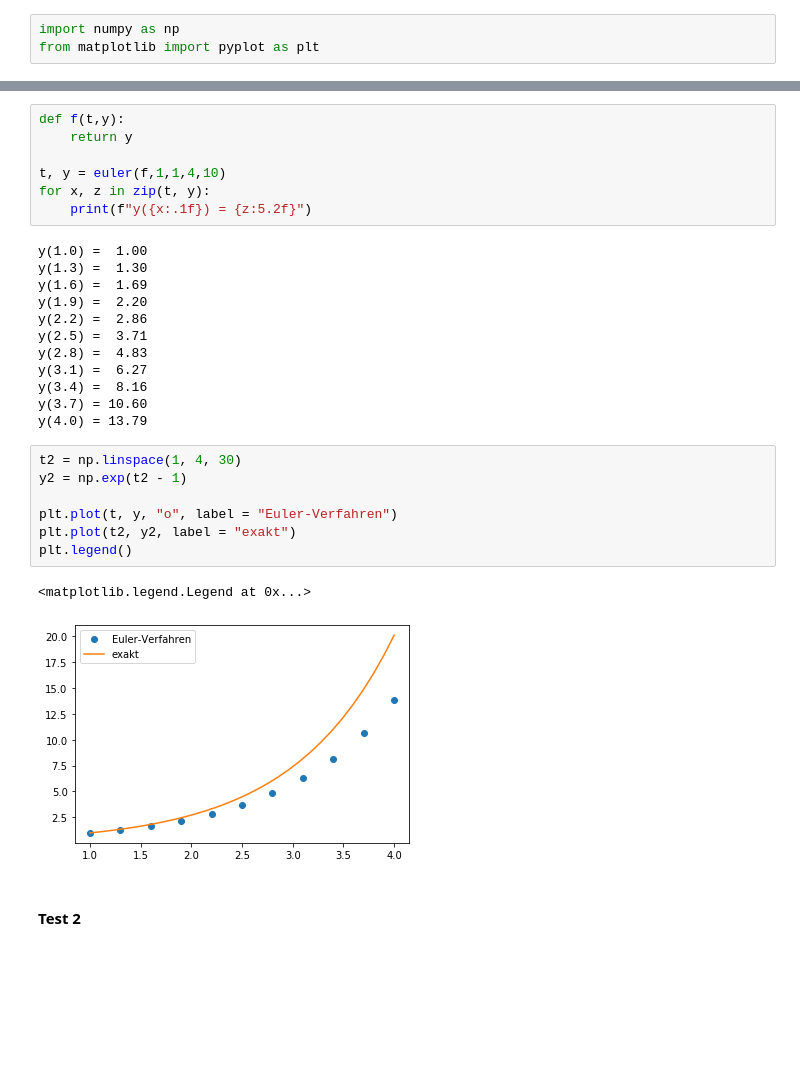
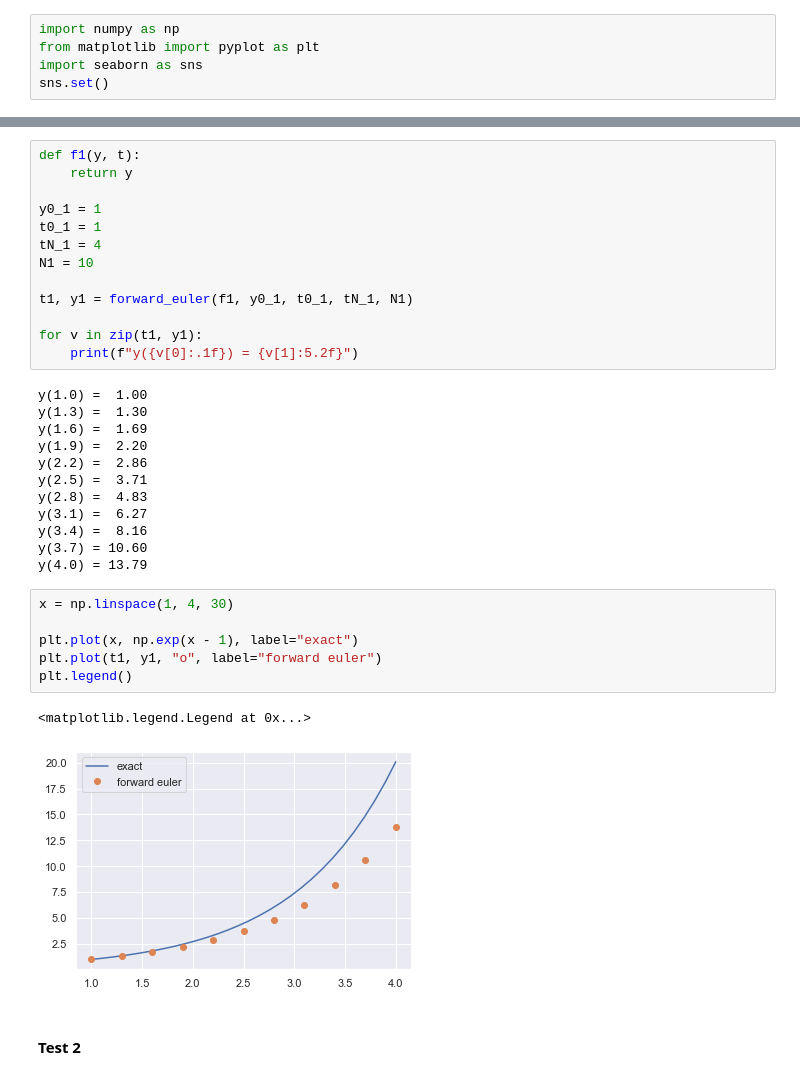
Before and after one commit to maxstollmayer/NuMeDiffG, a Jupyter notebook: Aufgabenblatt 1/Aufgabenblatt 1 Lösung.ipynb, the cells around one changed output, grey strips where cells are left out. Saved outputs shown, nothing was run; the diff lists cells and outputs as text; blank space fills up the shorter version.

```diff
--- a/Aufgabenblatt 1/Aufgabenblatt 1 Lösung.ipynb
+++ b/Aufgabenblatt 1/Aufgabenblatt 1 Lösung.ipynb
@@ -31,4 +31,6 @@ Implementierung des Vorwärts-Euler-Verfahrens für ODE Systeme 1. Ordnung.
 # %%
 import numpy as np
 from matplotlib import pyplot as plt
+import seaborn as sns
+sns.set()
 # %%
@@ -43,12 +61,18 @@ def euler(f,y0,t0,tN,N):
 # %% [markdown]
 #### Test 1
 # %%
-def f(t,y):
+def f1(y, t):
     return y
 
-t, y = euler(f,1,1,4,10)
-for x, z in zip(t, y):
-    print(f"y({x:.1f}) = {z:5.2f}")
+y0_1 = 1
+t0_1 = 1
+tN_1 = 4
+N1 = 10
+
+t1, y1 = forward_euler(f1, y0_1, t0_1, tN_1, N1)
+
+for v in zip(t1, y1):
+    print(f"y({v[0]:.1f}) = {v[1]:5.2f}")
 # %% [output]
 y(1.0) =  1.00
 y(1.3) =  1.30
@@ -62,15 +86,14 @@ y(3.4) =  8.16
 y(3.7) = 10.60
 y(4.0) = 13.79
 # %%
-t2 = np.linspace(1, 4, 30)
-y2 = np.exp(t2 - 1)
+x = np.linspace(1, 4, 30)
 
-plt.plot(t, y, "o", label = "Euler-Verfahren")
-plt.plot(t2, y2, label = "exakt")
+plt.plot(x, np.exp(x - 1), label="exact")
+plt.plot(t1, y1, "o", label="forward euler")
 plt.legend()
 # %% [output]
 <matplotlib.legend.Legend at 0x...>
-[figure, old version]
+[figure, new version]
 # %% [markdown]
 #### Test 2
 # %%
```
Also changed, not shown: parts of 3 cells of this notebook, 1 other file.
